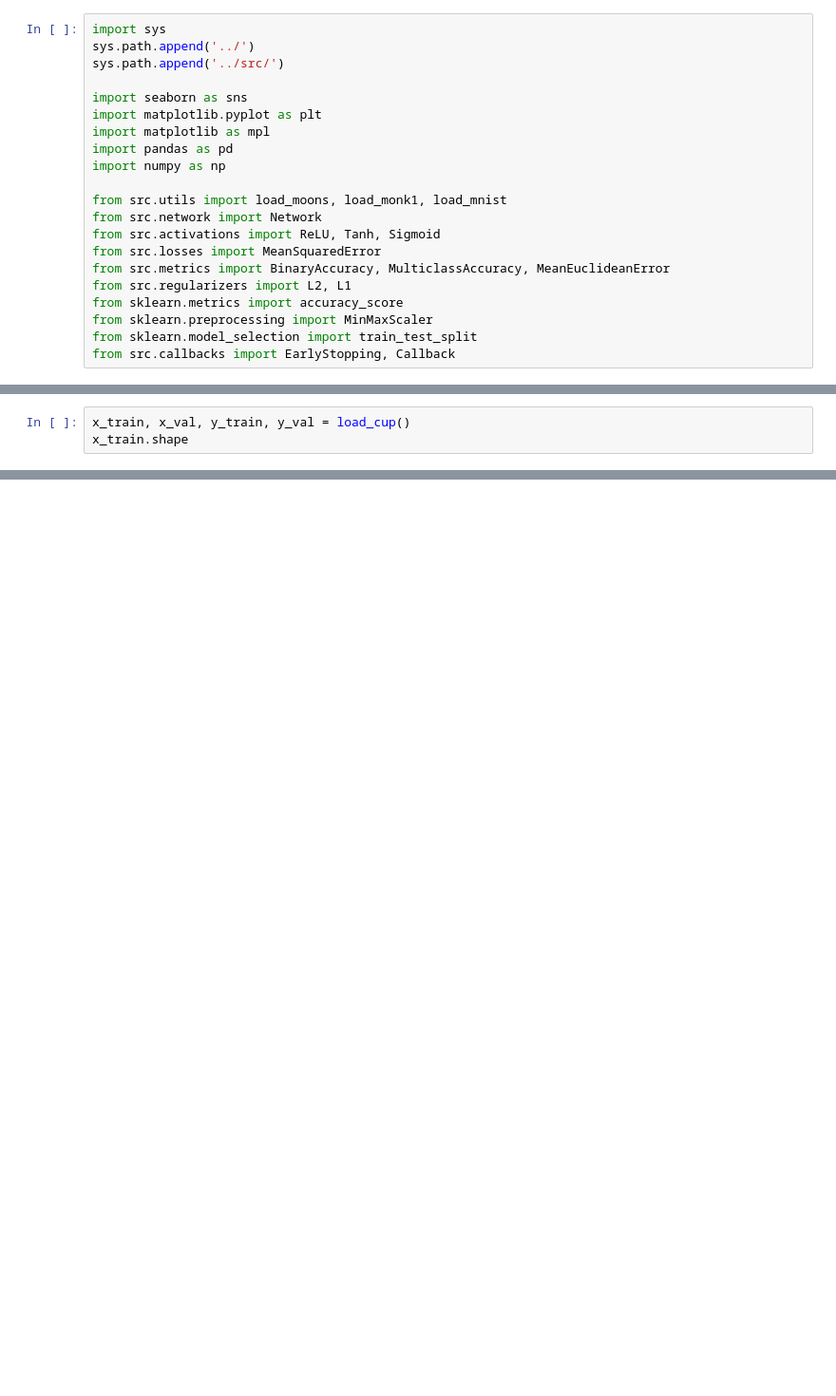
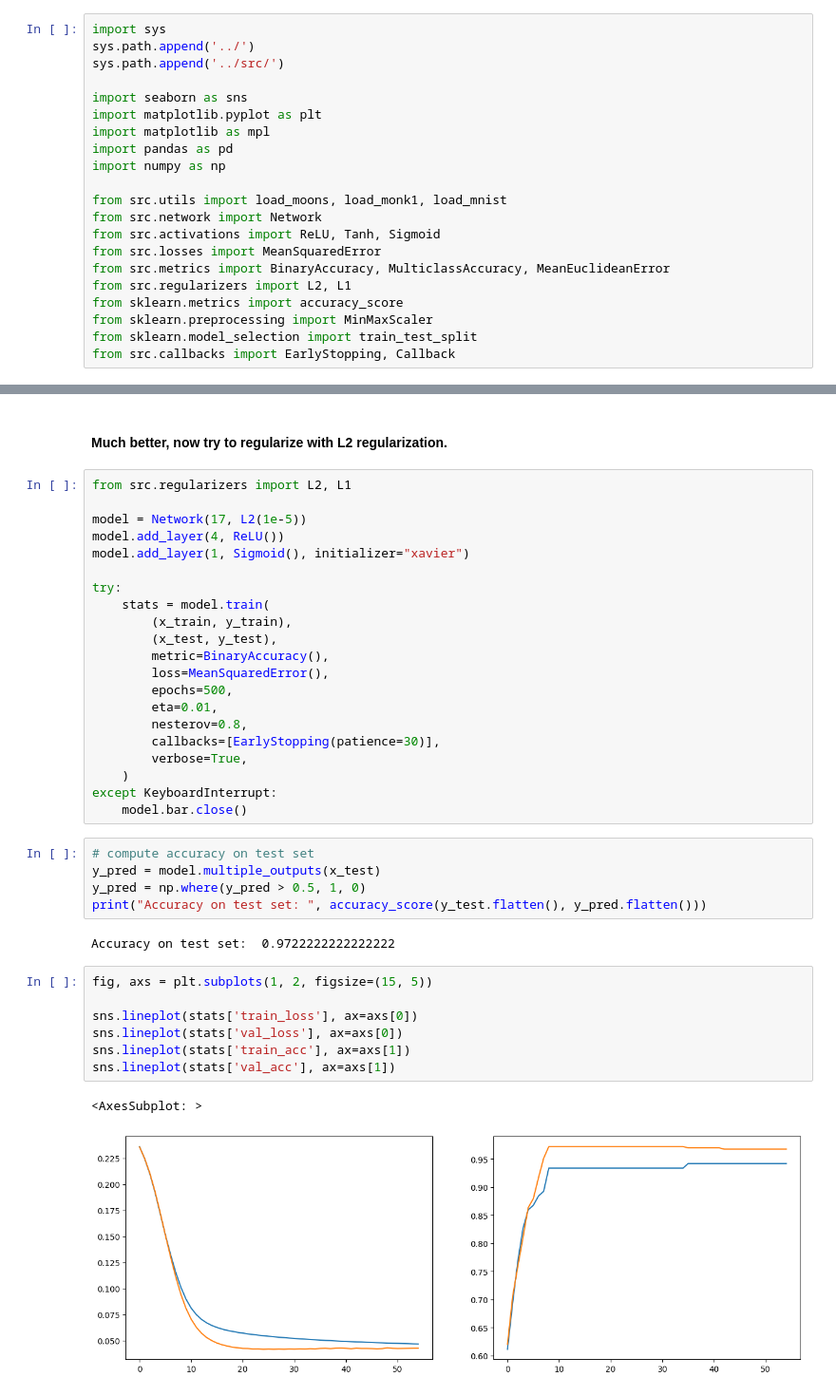
Before and after one commit to vornao/neural-network-from-scratch, a Jupyter notebook: notebooks/tests.ipynb, the cells around one changed output, grey strips where cells are left out. Shown: that part at 95% size. Drawn from its saved outputs; the diff is of its cells as text; blank space fills up the shorter version.

```diff
--- a/notebooks/tests.ipynb
+++ b/notebooks/tests.ipynb
@@ -88,3 +121,0 @@ def load_cup(test_size=0.2):
-# %%
-x_train, x_val, y_train, y_val = load_cup()
-x_train.shape
@@ -105,0 +160,40 @@ sns.lineplot(stats['val_acc'], ax=axs[1])
+# %% [markdown]
+#### Much better, now try to regularize with L2 regularization.
+# %%
+from src.regularizers import L2, L1
+
+model = Network(17, L2(1e-5))
+model.add_layer(4, ReLU())
+model.add_layer(1, Sigmoid(), initializer="xavier")
+
+try:
+    stats = model.train(
+        (x_train, y_train),
+        (x_test, y_test),
+        metric=BinaryAccuracy(),
+        loss=MeanSquaredError(),
+        epochs=500,
+        eta=0.01,
+        nesterov=0.8,
+        callbacks=[EarlyStopping(patience=30)],
+        verbose=True,
+    )
+except KeyboardInterrupt:
+    model.bar.close()
+# %%
+# compute accuracy on test set
+y_pred = model.multiple_outputs(x_test)
+y_pred = np.where(y_pred > 0.5, 1, 0)
+print("Accuracy on test set: ", accuracy_score(y_test.flatten(), y_pred.flatten()))
+# %% [output]
+Accuracy on test set:  0.9722222222222222
+# %%
+fig, axs = plt.subplots(1, 2, figsize=(15, 5))
+
+sns.lineplot(stats['train_loss'], ax=axs[0])
+sns.lineplot(stats['val_loss'], ax=axs[0])
+sns.lineplot(stats['train_acc'], ax=axs[1])
+sns.lineplot(stats['val_acc'], ax=axs[1])
+# %% [output]
+<AxesSubplot: >
+[figure, added]
```
Also changed, not shown: parts of 21 cells of this notebook, 8 other files.
